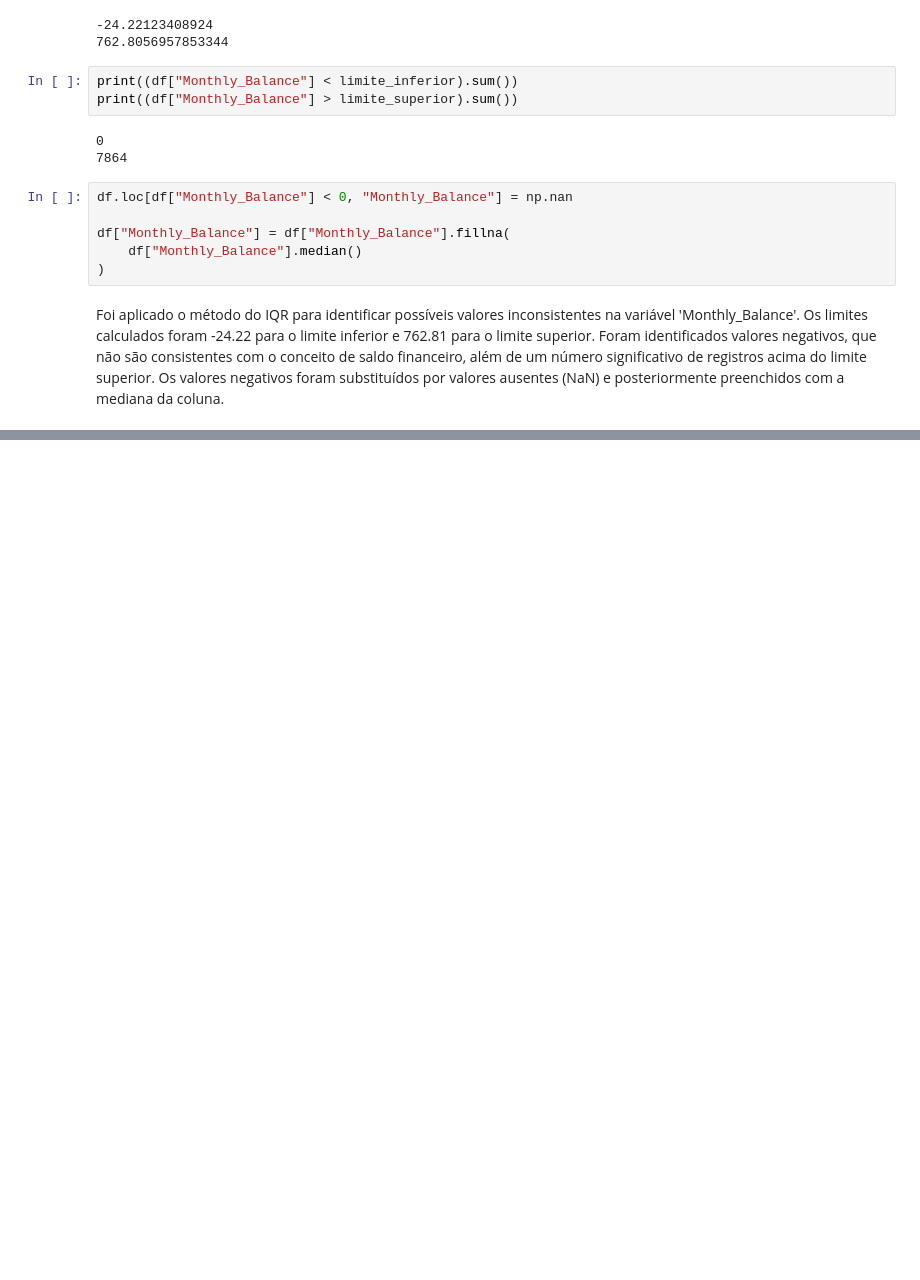
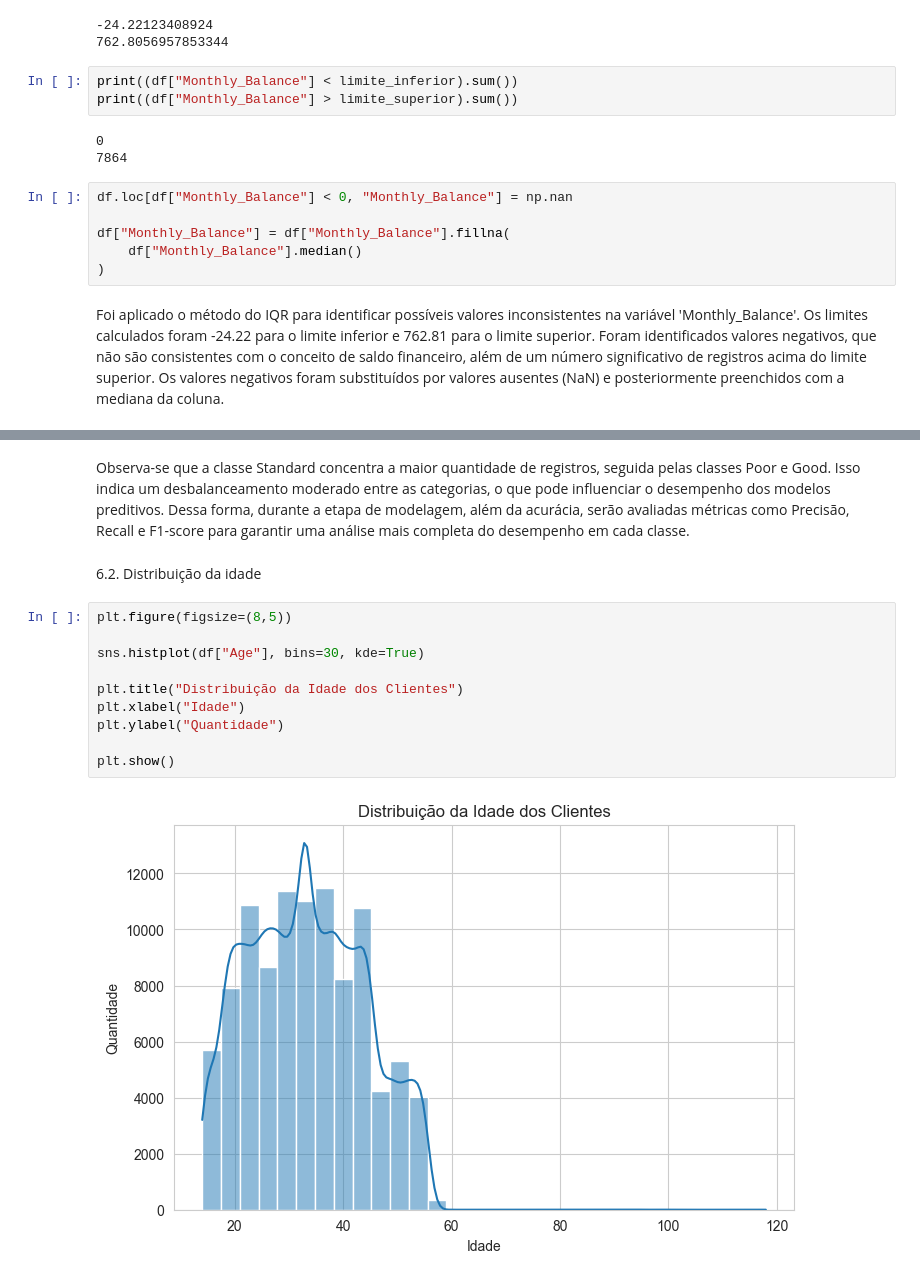
Before and after one commit to brunahirschle/Projeto-Final-DG, a Jupyter notebook: notebook/projeto_final.ipynb, the cells around one changed output, grey strips where cells are left out. Cells and saved outputs as stored; diff of their text form; blank space fills up the shorter version.

```diff
--- a/notebook/projeto_final.ipynb
+++ b/notebook/projeto_final.ipynb
@@ -1949,0 +1980,16 @@ Os valores negativos foram substituídos por valores ausentes (NaN) e posteriorm
+# %% [markdown]
+Observa-se que a classe Standard concentra a maior quantidade de registros, seguida pelas classes Poor e Good. Isso indica um desbalanceamento moderado entre as categorias, o que pode influenciar o desempenho dos modelos preditivos. Dessa forma, durante a etapa de modelagem, além da acurácia, serão avaliadas métricas como Precisão, Recall e F1-score para garantir uma análise mais completa do desempenho em cada classe.
+# %% [markdown]
+6.2. Distribuição da idade
+# %%
+plt.figure(figsize=(8,5))
+
+sns.histplot(df["Age"], bins=30, kde=True)
+
+plt.title("Distribuição da Idade dos Clientes")
+plt.xlabel("Idade")
+plt.ylabel("Quantidade")
+
+plt.show()
+# %% [output]
+[figure, added]
```
Also changed, not shown: parts of 30 cells of this notebook.
